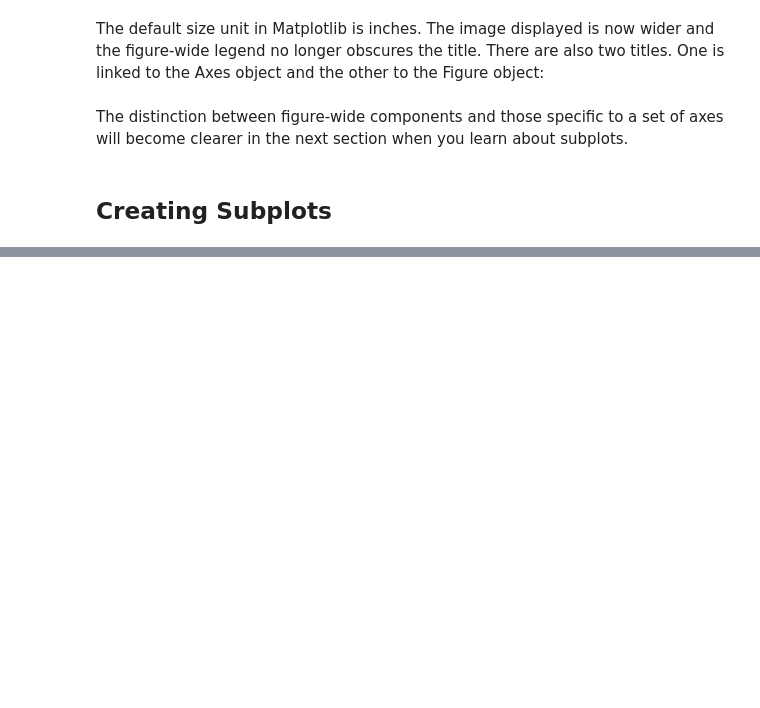
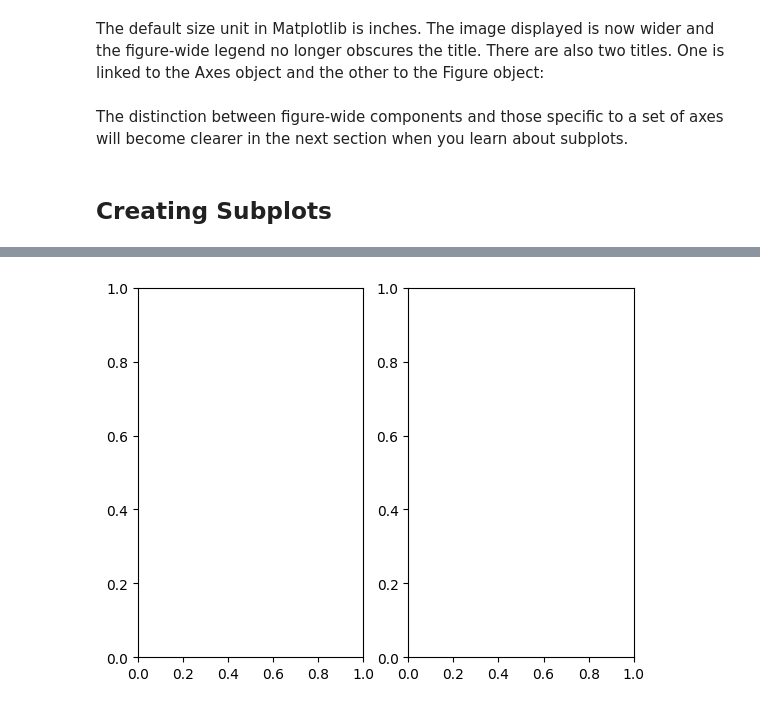
Before and after one commit to EfekanAlpsa/DataScientist-RoadMap, a Jupyter notebook: 3 - Pandas, Data Visualization/Matplotlib/Basics of Data Visualization in Python Using Matplotlib/Basics of Data Visualization in Python Using Matplotlib.ipynb, the cells around one changed output, grey strips where cells are left out. Saved outputs shown, nothing was run; the diff lists cells and outputs as text; code cells hidden in the pictures; blank space fills up the shorter version.

Commit message:
reorganized 5. part of Basic of Data Visualization Python Using Matplotlib

```diff
--- a/3 - Pandas, Data Visualization/Matplotlib/Basics of Data Visualization in Python Using Matplotlib/Basics of Data Visualization in Python Using Matplotlib.ipynb
+++ b/3 - Pandas, Data Visualization/Matplotlib/Basics of Data Visualization in Python Using Matplotlib/Basics of Data Visualization in Python Using Matplotlib.ipynb
@@ -322,0 +327,8 @@ The distinction between figure-wide components and those specific to a set of ax
+# %%
+import matplotlib.pyplot as plt
+
+fig, axs = plt.subplots(1, 2)
+
+plt.show()
+# %% [output]
+[figure, added]
```
Also changed, not shown: parts of 6 cells of this notebook.
